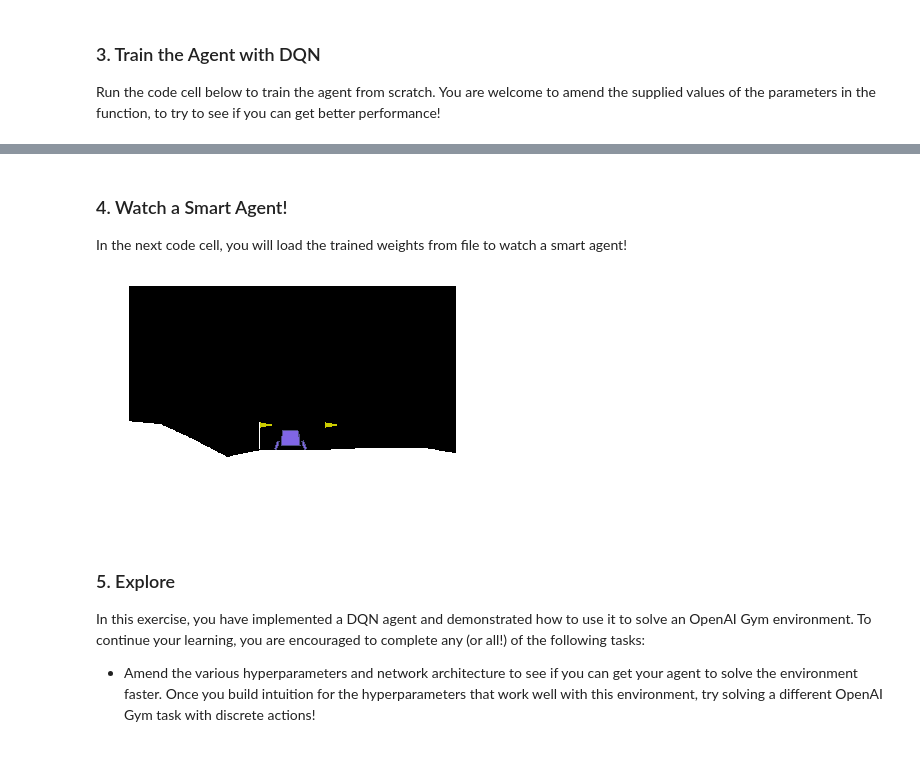
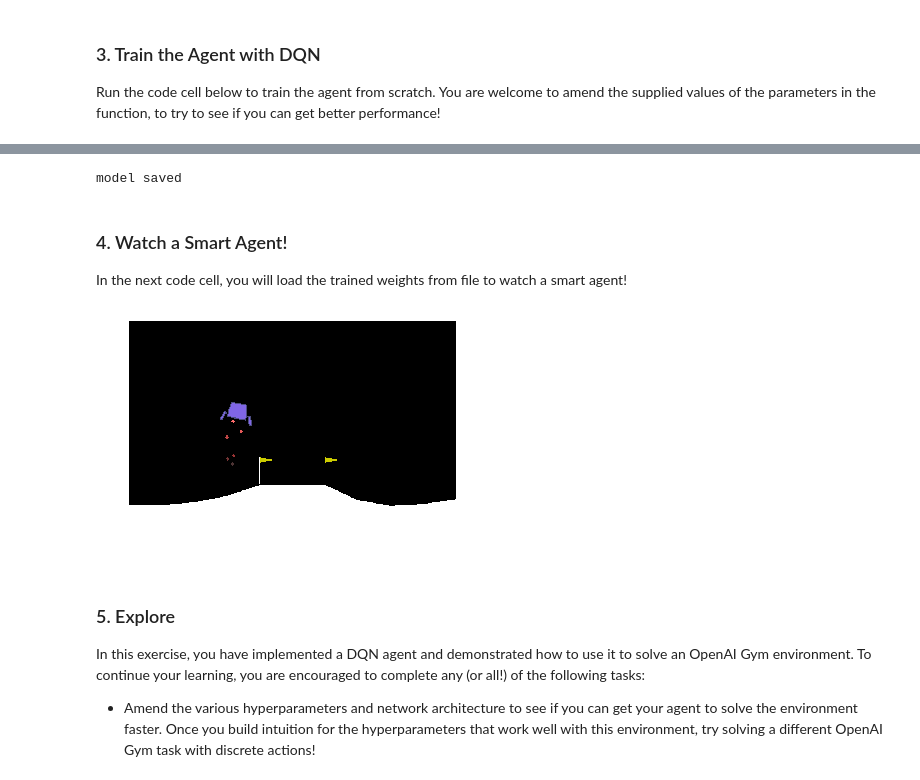
Before and after one commit to vashineyu/DRL_udacity, a Jupyter notebook: DQN_01/exercise/Deep_Q_Network.ipynb, the cells around one changed output, grey strips where cells are left out. Cells and saved outputs as stored; diff of their text form; code cells hidden in the pictures.

```diff
--- a/DQN_01/exercise/Deep_Q_Network.ipynb
+++ b/DQN_01/exercise/Deep_Q_Network.ipynb
@@ -159,3 +157,7 @@ model saved
+# %%
+agent.Qnetwork.save_model("./model.ckpt")
+# %% [output]
+model saved
 # %% [markdown]
 ### 4. Watch a Smart Agent!
 
@@ -163,25 +165,25 @@ In the next code cell, you will load the trained weights from file to watch a sm
 # %%
 # load the weights from file
 #agent.qnetwork_local.load_state_dict(torch.load('checkpoint.pth'))
-agent.Qnetwork.load_model()
+agent.Qnetwork.load_model("./model.ckpt")
 
 for i in range(3):
     state = env.reset()
     img = plt.imshow(env.render(mode='rgb_array'))
     for j in range(200):
         action = agent.act(state)
         img.set_data(env.render(mode='rgb_array'))
         plt.axis('off')
         #plt.title(action)
         display.display(plt.gcf())
         display.clear_output(wait=True)
         state, reward, done, _ = env.step(action)
         if done:
             break
 
 env.close()
 # %% [output]
-[figure, old version]
+[figure, new version]
 # %% [markdown]
 ### 5. Explore
 
```
Also changed, not shown: parts of 7 cells of this notebook, 4 other files.
